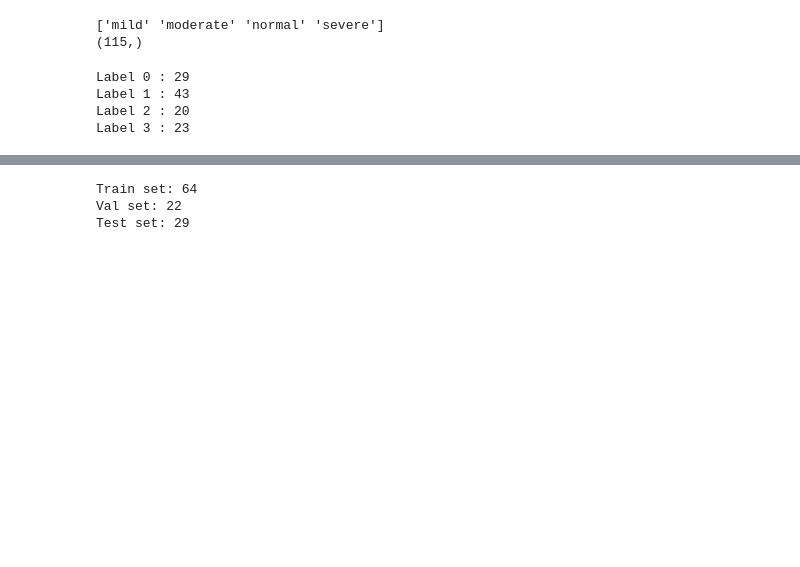
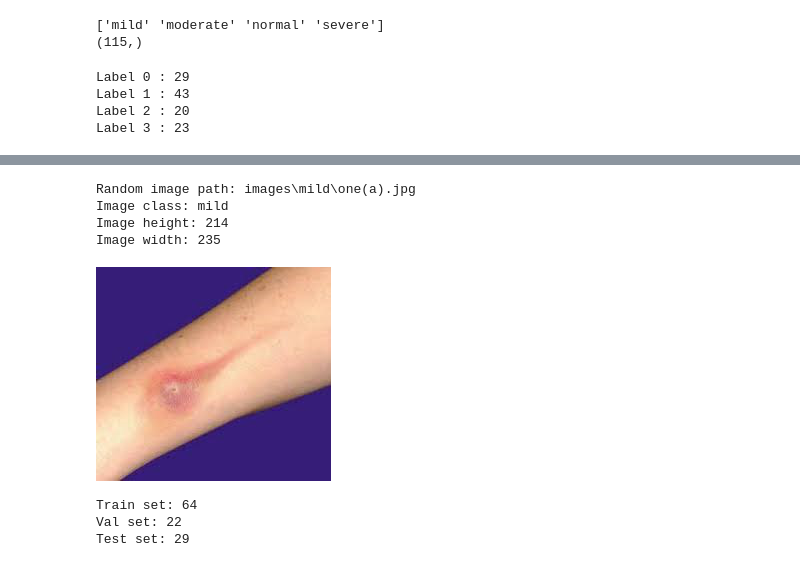
Before and after one commit to sandersen007/ENSF645_Assignment2, a Jupyter notebook: ENSF645_A2.ipynb, the cells around one changed output, grey strips where cells are left out. Drawn from its saved outputs; the diff is of its cells as text; code cells hidden in the pictures; blank space fills up the shorter version.

Commit message:
adding some image visualization code

```diff
--- a/ENSF645_A2.ipynb
+++ b/ENSF645_A2.ipynb
@@ -155,3 +159,36 @@ Label 3 : 23
+# %%
+import random
+from PIL import Image
+from pathlib import Path
+
+# Set seed
+random.seed(42) # <- try changing this and see what happens
+image_path = Path("images/")
+# 1. Get all image paths (* means "any combination")
+image_path_list = list(image_path.glob("*/*.jpg"))
+image_path_list
+
+#2. Get random image path
+random_image_path = random.choice(image_path_list)
+
+# # 3. Get image class from path name (the image class is the name of the directory where the image is stored)
+image_class = random_image_path.parent.stem
+
+# # 4. Open image
+img = Image.open(random_image_path)
+
+# # 5. Print metadata
+print(f"Random image path: {random_image_path}")
+print(f"Image class: {image_class}")
+print(f"Image height: {img.height}")
+print(f"Image width: {img.width}")
+img
+# %% [output]
+Random image path: images\mild\one(a).jpg
+Image class: mild
+Image height: 214
+Image width: 235
+[figure, added]
 # %%
 sss = StratifiedShuffleSplit(n_splits = 1, test_size= 0.25, random_state=100)
 sss.get_n_splits(images,labels_int)
```
Also changed, not shown: parts of 9 cells of this notebook.
